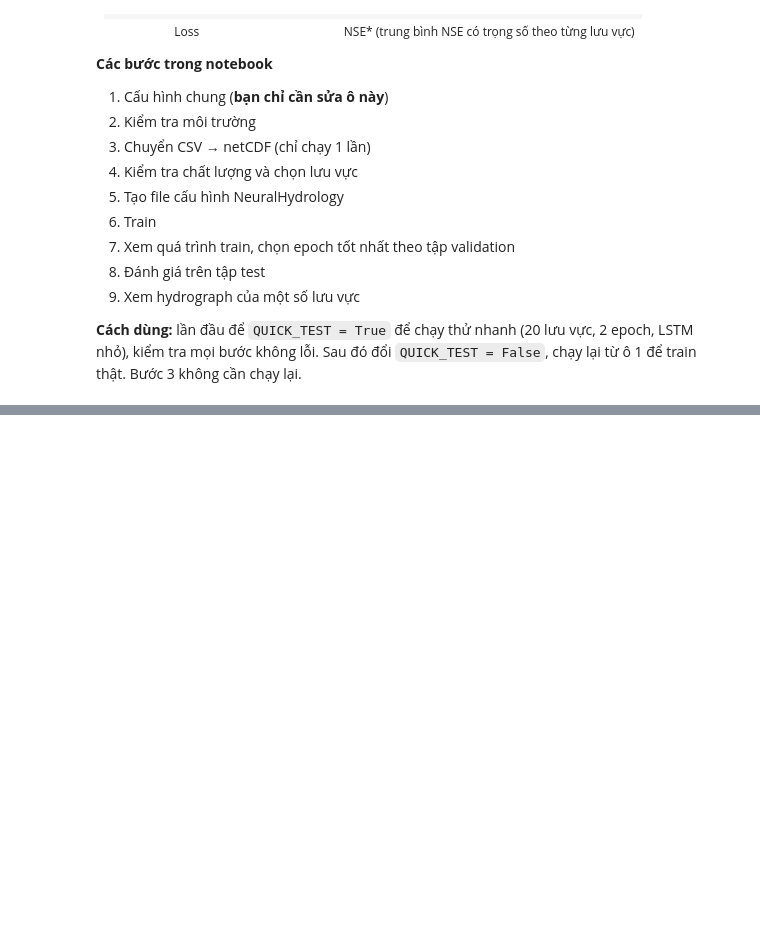
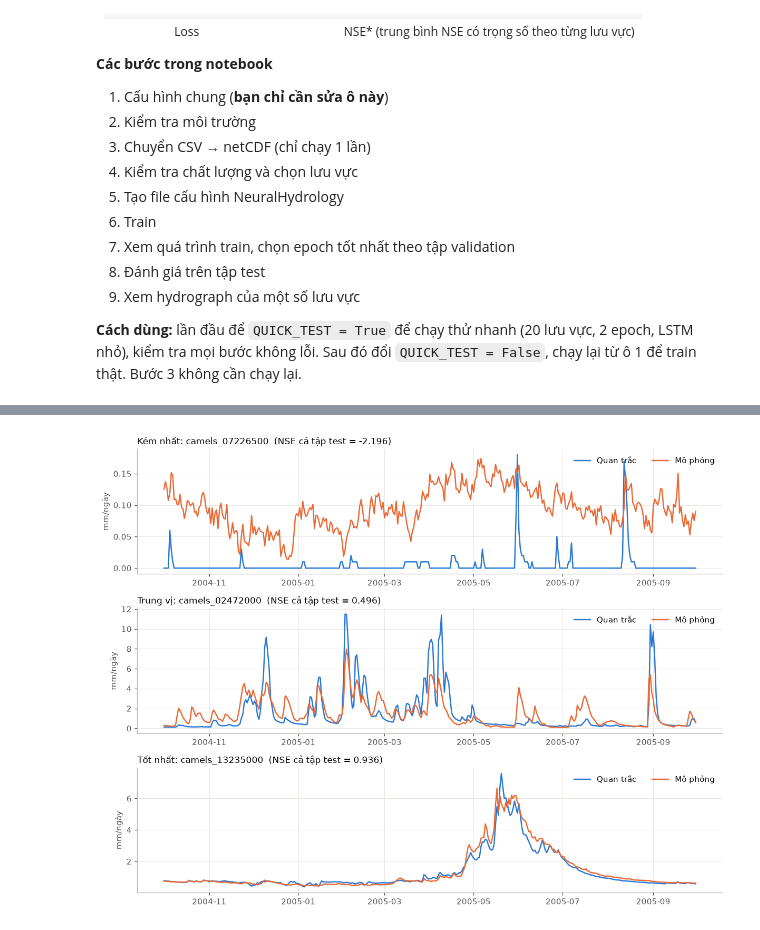
Before and after one commit to Quang-minh-0211/ANCU-Project, a Jupyter notebook: src/E2_static_forcing.ipynb, the cells around one changed output, grey strips where cells are left out. Saved outputs shown, nothing was run; the diff lists cells and outputs as text; code cells hidden in the pictures; blank space fills up the shorter version.

```diff
--- a/src/E2_static_forcing.ipynb
+++ b/src/E2_static_forcing.ipynb
@@ -30,0 +493,25 @@ os.environ["KMP_DUPLICATE_LIB_OK"] = "TRUE"  # để tránh lỗi "OMP: Error #1
+# %%
+WATER_YEAR = 2005   # năm thủy văn 01/10/2004 -> 30/09/2005
+
+def get_series(basin):
+    xr_ = TEST_RESULTS[basin]["1D"]["xr"]
+    obs = xr_[f"{TARGET}_obs"].isel(time_step=-1).to_series()
+    sim = xr_[f"{TARGET}_sim"].isel(time_step=-1).to_series()
+    # NeuralHydrology cắt giá trị mô phỏng âm về 0 khi tính metric (clip_targets_to_zero), nên ta cũng cắt khi vẽ
+    return obs, sim.clip(lower=0)
+
+ranked = nse.dropna().sort_values()
+picks = {"Kém nhất": ranked.index[0], "Trung vị": ranked.index[len(ranked) // 2], "Tốt nhất": ranked.index[-1]}
+start, end = f"{WATER_YEAR - 1}-10-01", f"{WATER_YEAR}-09-30"
+
+fig, axes = plt.subplots(len(picks), 1, figsize=(11, 2.8 * len(picks)), sharex=False)
+for ax, (label, basin) in zip(np.atleast_1d(axes), picks.items()):
+    obs, sim = get_series(basin)
+    ax.plot(obs.loc[start:end].index, obs.loc[start:end].values, color=C_BLUE, label="Quan trắc")
+    ax.plot(sim.loc[start:end].index, sim.loc[start:end].values, color=C_ORANGE, label="Mô phỏng")
+    ax.set_title(f"{label}: {basin}  (NSE cả tập test = {nse[basin]:.3f})", loc="left")
+    ax.set_ylabel("mm/ngày")
+    ax.legend(loc="upper right", ncol=2)
+plt.tight_layout(); plt.savefig(E2_DIR / f"{EXPERIMENT}_hydrographs_WY{WATER_YEAR}.png", dpi=150); plt.show()
+# %% [output]
+[figure, added]
```
Also changed, not shown: parts of 7 cells of this notebook, 27 other files.
